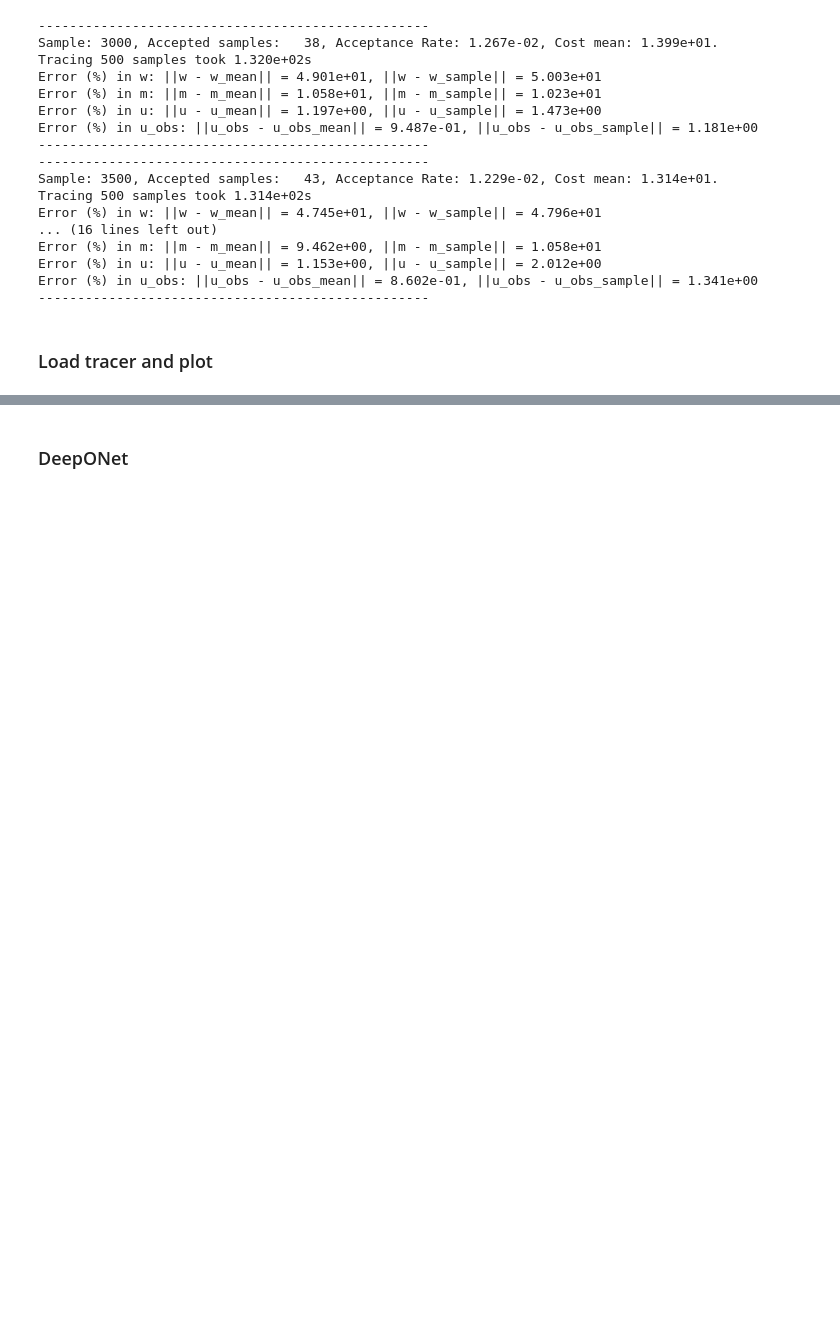
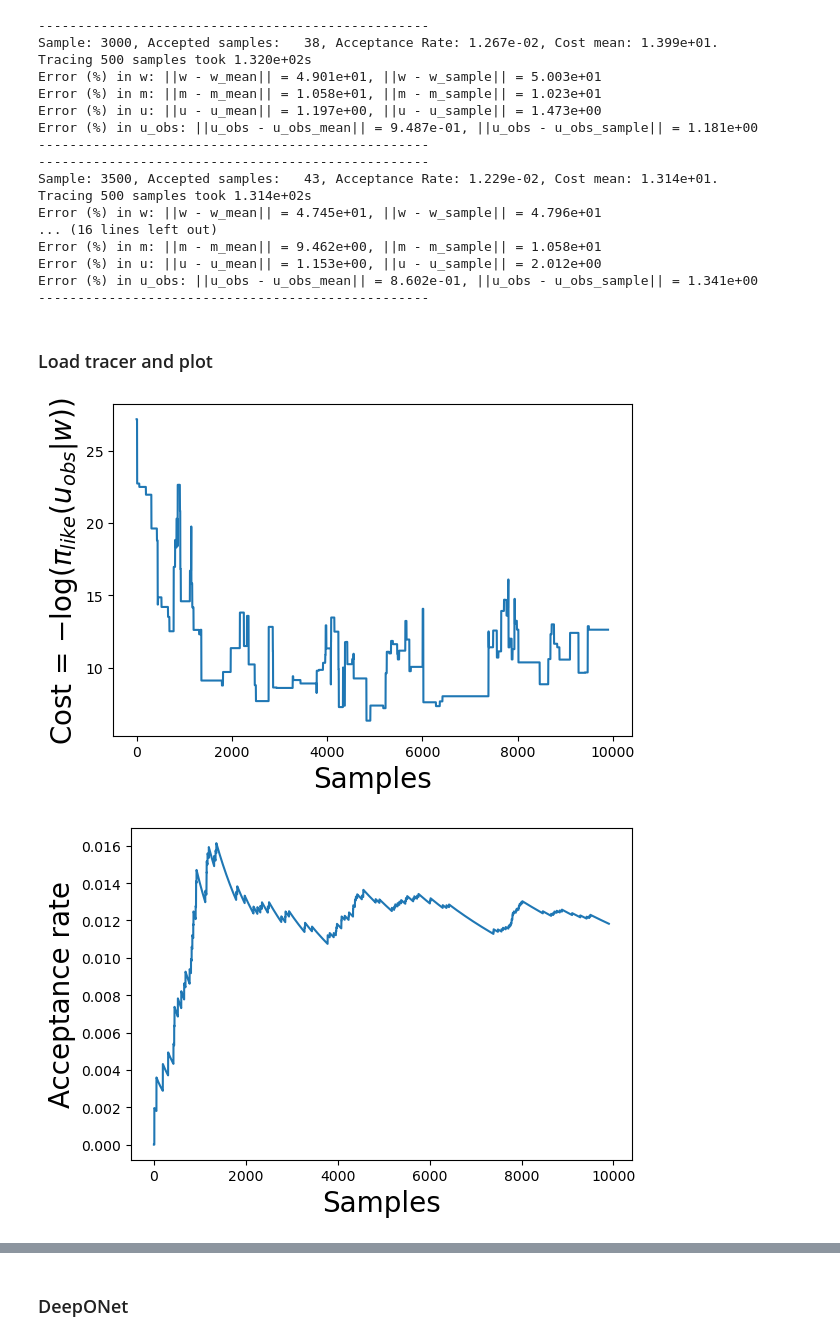
Before and after one commit to CEADpx/neural_operators, a Jupyter notebook: survey_work/applications/bayesian_inverse_problem_poisson/BayesianInversion.ipynb, the cells around one changed output, grey strips where cells are left out. Cells and saved outputs as stored; diff of their text form; code cells hidden in the pictures; blank space fills up the shorter version.

```diff
--- a/survey_work/applications/bayesian_inverse_problem_poisson/BayesianInversion.ipynb
+++ b/survey_work/applications/bayesian_inverse_problem_poisson/BayesianInversion.ipynb
@@ -208,7 +267,8 @@ mcmc = MCMC(model, prior_sampler, ground_truth_data, \
 
 # display low-res files for testing
 mcmc.pp_params = {'curve_plot': {'fs': 12, 'lw': 3, 'figsize': (4,3)}, \
-                          'field_plot': {'fs': 10, 'y_sup_title': 1.025, 'figsize': (8, 6), 'ttl_pad': 5}}
+                          'field_plot': {'fs': 10, 'y_sup_title': 1.025, \
+                            'figsize': (8, 6), 'ttl_pad': 5}}
 # %%
 n_samples = 10000
 n_burnin = 500
@@ -218,15 +278,12 @@ display_plot_every = 5 * print_every
 
 mcmc.surrogate_to_use = None
 
-savepath_base = (
-    results_dir
-    / f"test_mcmc_results_n_samples_{n_samples:d}_n_burnin_{n_burnin:d}_pcn_beta_{pcn_beta:.3f}_sigma_{sigma_noise:.3e}"
-)
+savepath_base = os.path.join(results_dir, f"test_mcmc_results_n_samples_{n_samples:d}_n_burnin_{n_burnin:d}_pcn_beta_{pcn_beta:.3f}_sigma_{sigma_noise:.3e}")
 
 if mcmc.surrogate_to_use is not None:
-    savepath = savepath_base / f"surrogate_{mcmc.surrogate_to_use}"
+    savepath = os.path.join(savepath_base, f"surrogate_{mcmc.surrogate_to_use}")
 else:
     savepath = savepath_base
 
-savepath.mkdir(parents=True, exist_ok=True)
+os.makedirs(savepath, exist_ok=True)
 savefilename = "tracer"
@@ -235,6 +290,7 @@ MCMC output: /Users/prashant/Dropbox/Work/Simulations/neuralnet_works/error_corr
 # %% [markdown]
 ## True model
 # %%
+import os
 run_mcmc = True  # set True for full run; use small n_samples for smoke tests
 
 if run_mcmc:
@@ -248,7 +304,7 @@ if run_mcmc:
         display_plot_every=display_plot_every,
         savefilename=savefilename,
         init_tracer=True,
-        savepath=str(savepath) + "/",
+        savepath=savepath + os.sep,
     )
 # %% [output]
 --------------------------------------------------
@@ -290,8 +346,35 @@ Error (%) in u_obs: ||u_obs - u_obs_mean|| = 8.602e-01, ||u_obs - u_obs_sample||
 --------------------------------------------------
 # %% [markdown]
 ### Load tracer and plot
-# %%
-tracer_path = savepath / f"{savefilename}.pkl"
-load_tracer = pickle.load(open(tracer_path, "rb"))
-
-load_tracer.acceptances, load_tracer.current_acceptance_rate
+# %%
+# saved_results = "processed_results/FINAL_mcmc_results_n_samples_10000_n_burnin_500_pcn_beta_0.200_sigma_1.393e-01"
+saved_results = savepath
+load_tracer = pickle.load(open(saved_results + '/tracer' + '.pkl', 'rb'))
+
+load_tracer.acceptances, load_tracer.current_acceptance_rate
+
+mcmc_pp_params = {'curve_plot': {'fs': 20, 'lw': 3, 'figsize': (6,4)}, \
+                          'field_plot': {'fs': 24, 'y_sup_title': 1.075, 'figsize': (20, 12), 'ttl_pad': 10, 'u_vec_plot': True}}
+
+savefig = False
+pp_params = mcmc_pp_params['curve_plot']
+plot_curve(load_tracer.accepted_samples_cost, xl=r'Samples', \
+        yl= r'Cost = $-\log(\pi_{like}(u_{obs} | w))$', \
+        fs = pp_params['fs'], lw = pp_params['lw'], figsize=pp_params['figsize'])
+
+plot_curve(load_tracer.acceptance_rate, xl=r'Samples', \
+        yl= r'Acceptance rate', \
+        fs = pp_params['fs'], lw = pp_params['lw'], figsize=pp_params['figsize'])
+
+
+w_mean = load_tracer.accepted_samples_mean_m
+w_sample_i = len(load_tracer.accepted_samples_m) - 1
+w_sample = load_tracer.accepted_samples_m[w_sample_i]
+
+pp_params = mcmc_pp_params['field_plot']
+pp_params['sup_title'] = r'Ground truth, posterior sample' \
+            + r', and posterior mean $(w, m, u(m), u_{obs})$'
+mcmc_plot_fields_base(w_mean, w_sample, w_sample_i, mcmc, savefilename = None, params = pp_params)
+# %% [output]
+[figure, added]
+[figure, added]
```
Also changed, not shown: parts of 16 cells of this notebook, 10 other files.
